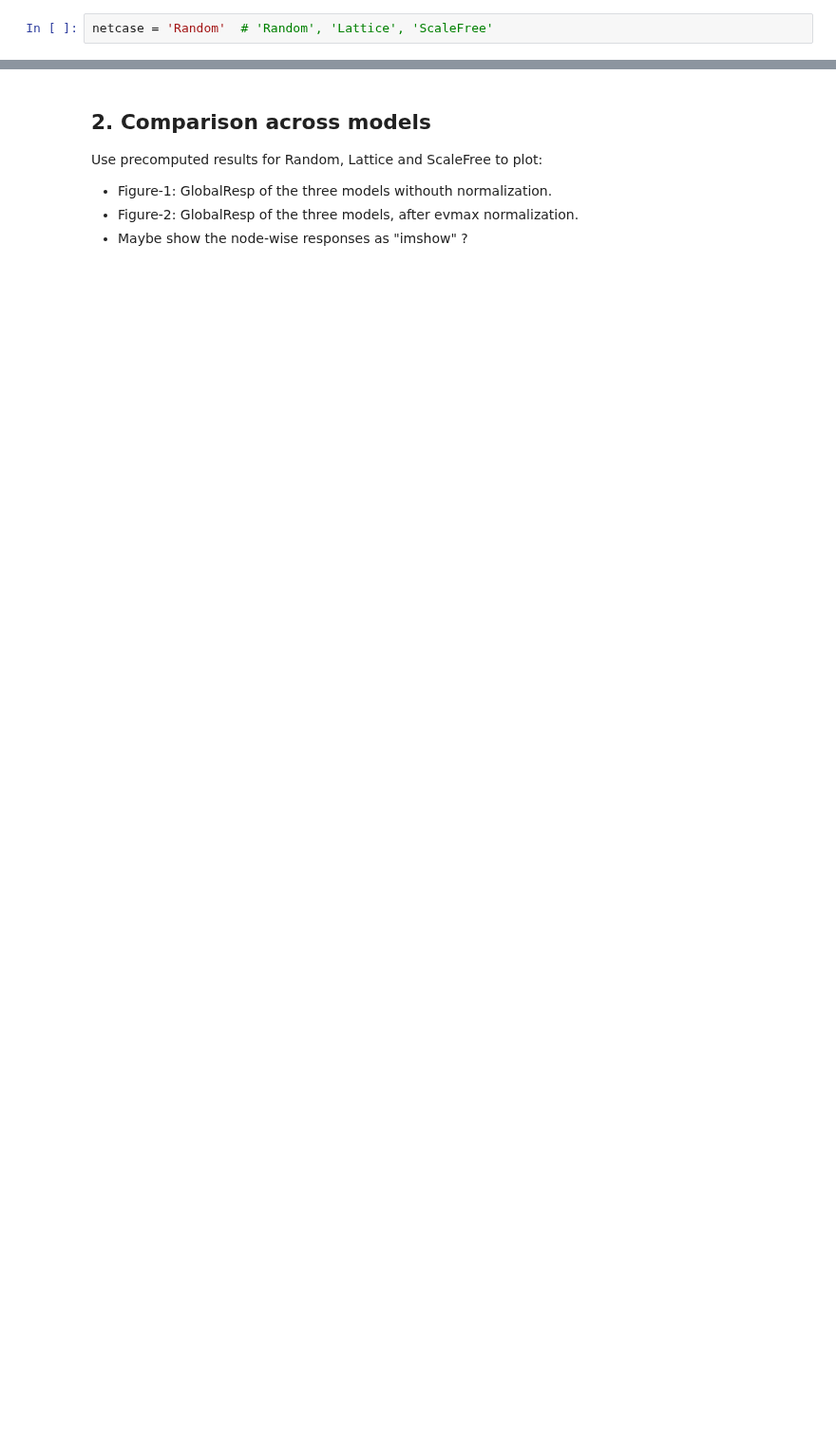
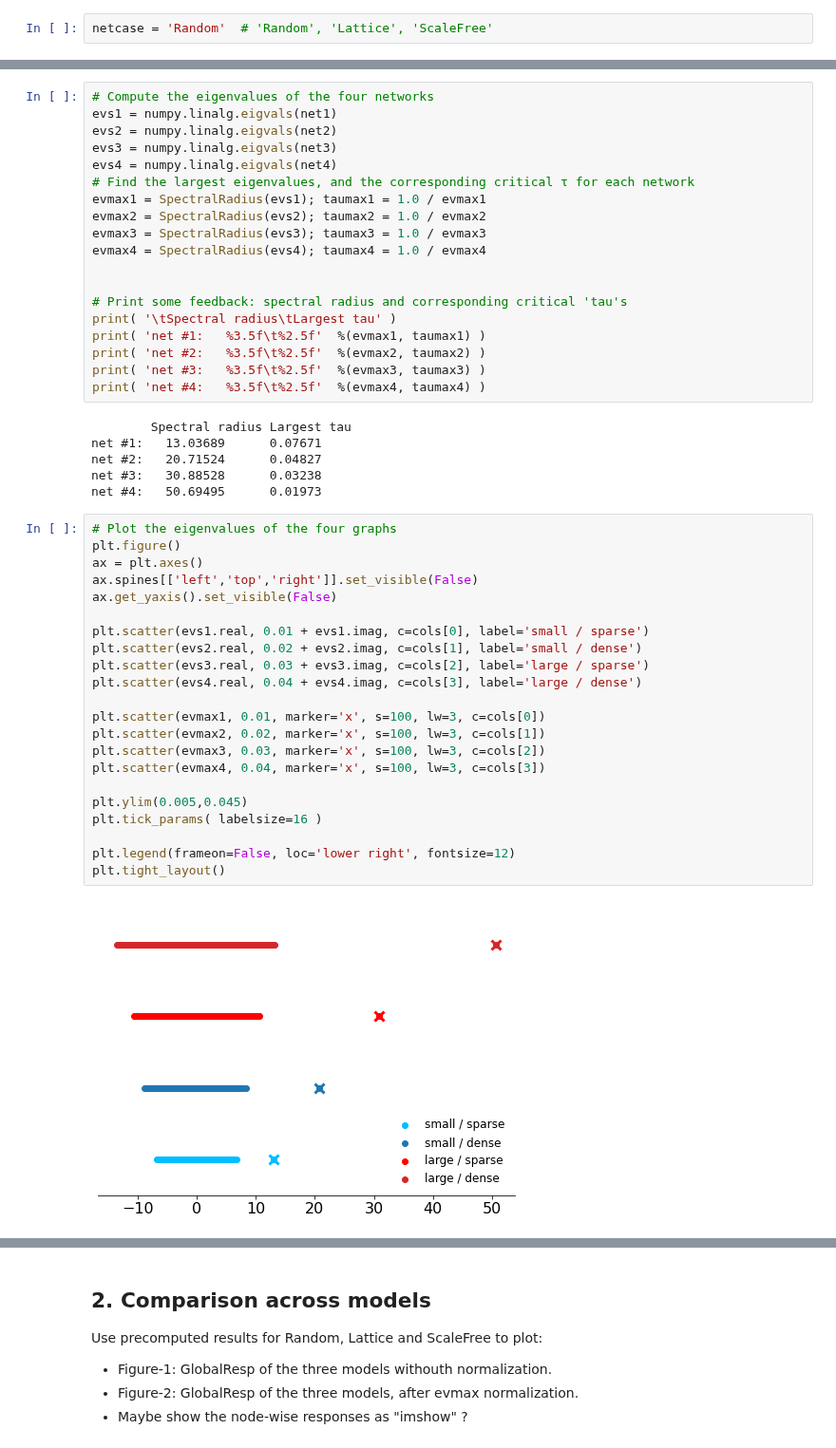
Before and after one commit to mb-BCA/SiReNetA_Tutorials, a Jupyter notebook: Notebooks_Tutorials/4_UseCase_CompareNets.ipynb, the cells around one changed output, grey strips where cells are left out. Shown at 95% size. Cells and saved outputs as stored; diff of their text form; blank space fills up the shorter version.

```diff
--- a/Notebooks_Tutorials/4_UseCase_CompareNets.ipynb
+++ b/Notebooks_Tutorials/4_UseCase_CompareNets.ipynb
@@ -50,0 +109,49 @@ netcase = 'Random'  # 'Random', 'Lattice', 'ScaleFree'
+# %%
+# Compute the eigenvalues of the four networks
+evs1 = numpy.linalg.eigvals(net1)
+evs2 = numpy.linalg.eigvals(net2)
+evs3 = numpy.linalg.eigvals(net3)
+evs4 = numpy.linalg.eigvals(net4)
+# Find the largest eigenvalues, and the corresponding critical τ for each network
+evmax1 = SpectralRadius(evs1); taumax1 = 1.0 / evmax1
+evmax2 = SpectralRadius(evs2); taumax2 = 1.0 / evmax2
+evmax3 = SpectralRadius(evs3); taumax3 = 1.0 / evmax3
+evmax4 = SpectralRadius(evs4); taumax4 = 1.0 / evmax4
+
+
+# Print some feedback: spectral radius and corresponding critical 'tau's
+print( '\tSpectral radius\tLargest tau' )
+print( 'net #1:   %3.5f\t%2.5f'  %(evmax1, taumax1) )
+print( 'net #2:   %3.5f\t%2.5f'  %(evmax2, taumax2) )
+print( 'net #3:   %3.5f\t%2.5f'  %(evmax3, taumax3) )
+print( 'net #4:   %3.5f\t%2.5f'  %(evmax4, taumax4) )
+# %% [output]
+        Spectral radius Largest tau
+net #1:   13.03689      0.07671
+net #2:   20.71524      0.04827
+net #3:   30.88528      0.03238
+net #4:   50.69495      0.01973
+# %%
+# Plot the eigenvalues of the four graphs
+plt.figure()
+ax = plt.axes()
+ax.spines[['left','top','right']].set_visible(False)
+ax.get_yaxis().set_visible(False)
+
+plt.scatter(evs1.real, 0.01 + evs1.imag, c=cols[0], label='small / sparse')
+plt.scatter(evs2.real, 0.02 + evs2.imag, c=cols[1], label='small / dense')
+plt.scatter(evs3.real, 0.03 + evs3.imag, c=cols[2], label='large / sparse')
+plt.scatter(evs4.real, 0.04 + evs4.imag, c=cols[3], label='large / dense')
+
+plt.scatter(evmax1, 0.01, marker='x', s=100, lw=3, c=cols[0])
+plt.scatter(evmax2, 0.02, marker='x', s=100, lw=3, c=cols[1])
+plt.scatter(evmax3, 0.03, marker='x', s=100, lw=3, c=cols[2])
+plt.scatter(evmax4, 0.04, marker='x', s=100, lw=3, c=cols[3])
+
+plt.ylim(0.005,0.045)
+plt.tick_params( labelsize=16 )
+
+plt.legend(frameon=False, loc='lower right', fontsize=12)
+plt.tight_layout()
+# %% [output]
+[figure, added]
```
Also changed, not shown: parts of 15 cells of this notebook.
